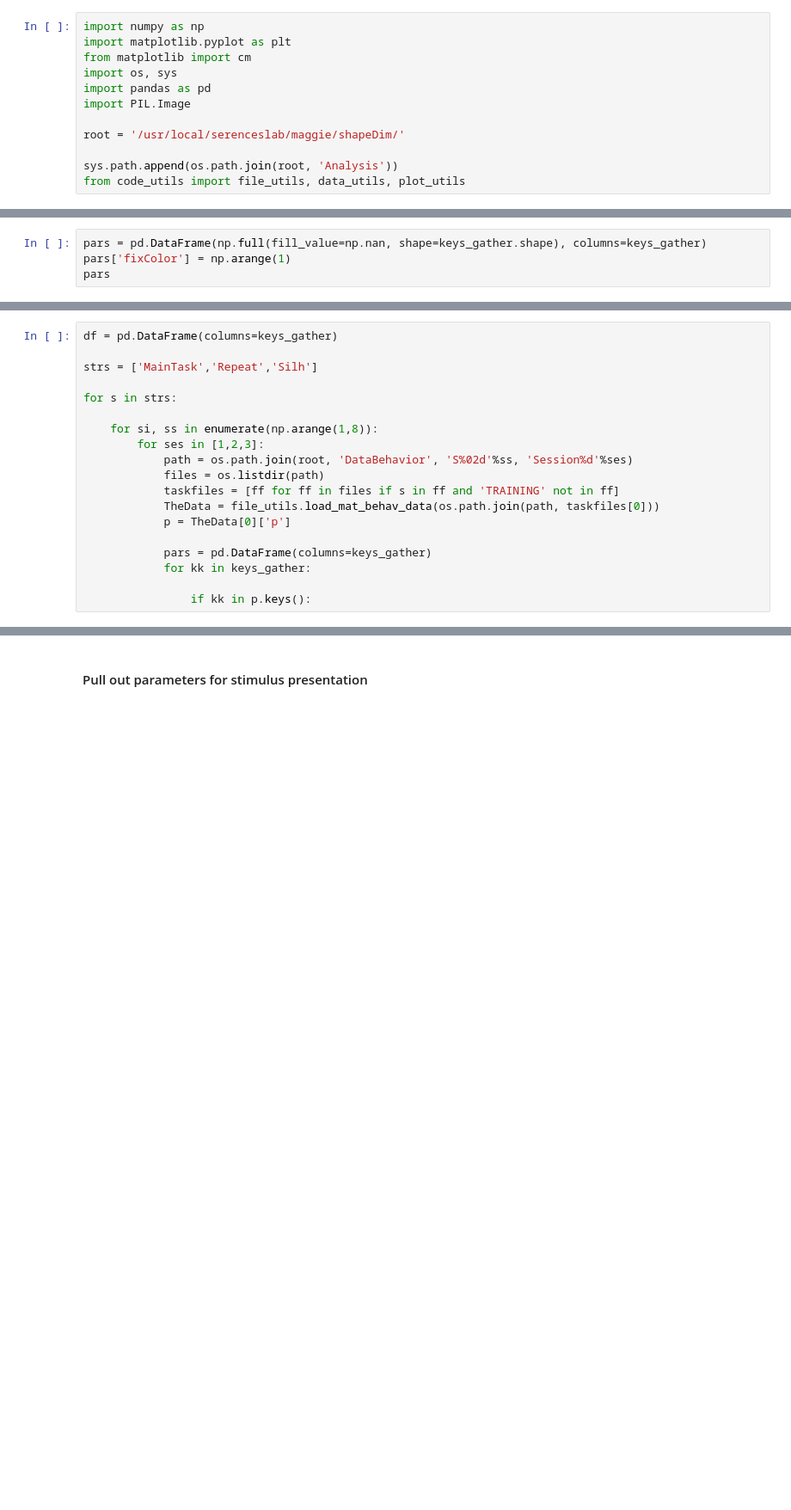
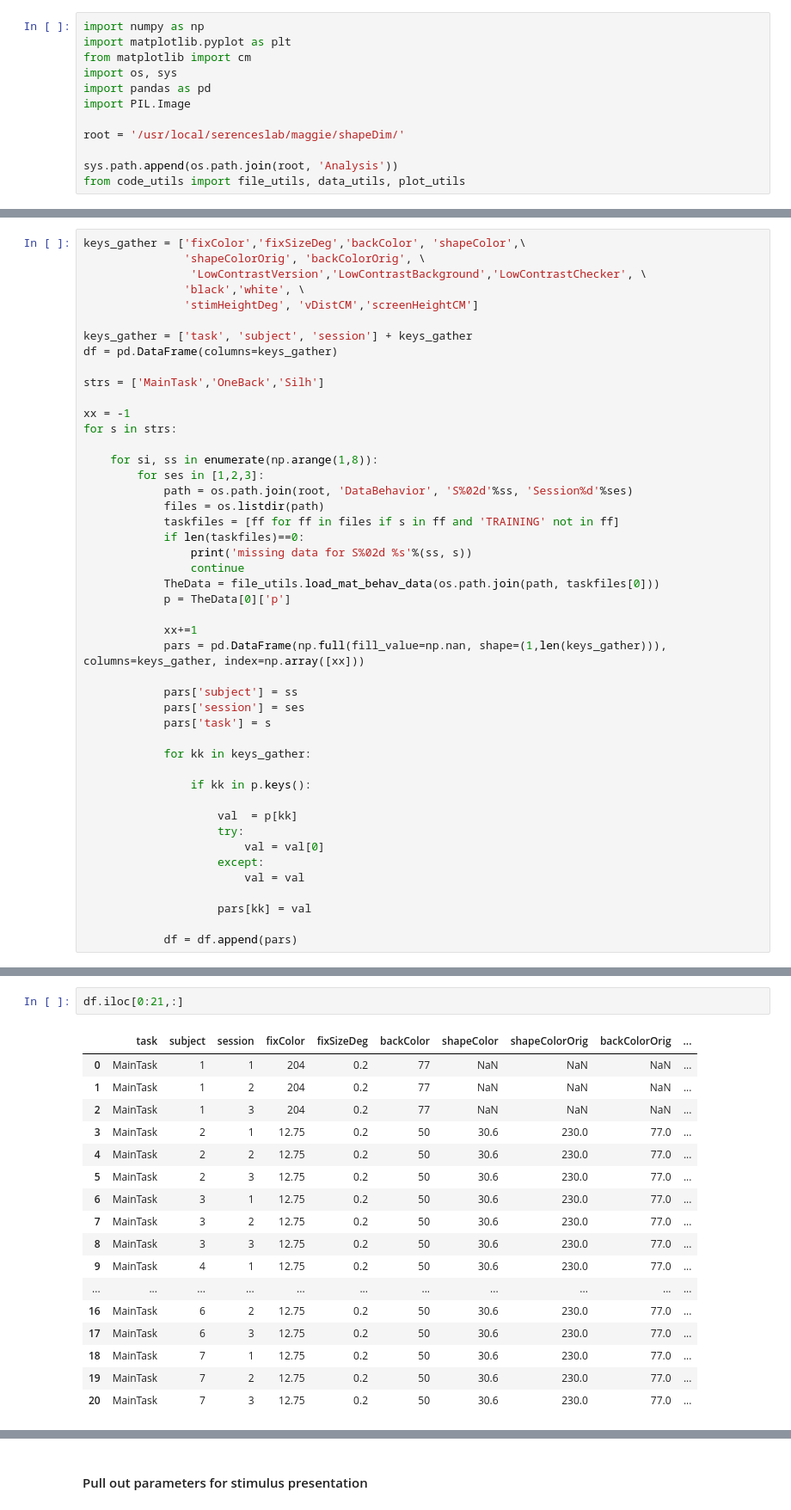
Before and after one commit to mmhenderson/shapeDim, a Jupyter notebook: Analysis/analyze_behav/get_stim_pars.ipynb, the cells around one changed output, grey strips where cells are left out. Shown at 86% size. Cells and saved outputs as stored; diff of their text form; blank space fills up the shorter version.

```diff
--- a/Analysis/analyze_behav/get_stim_pars.ipynb
+++ b/Analysis/analyze_behav/get_stim_pars.ipynb
@@ -18,4 +12,0 @@ keys_gather = ['fixColor','fixSizeDeg','backColor', 'shapeColor',\
-# %%
-pars = pd.DataFrame(np.full(fill_value=np.nan, shape=keys_gather.shape), columns=keys_gather)
-pars['fixColor'] = np.arange(1)
-pars
@@ -25,8 +16,16 @@ pars
 # %%
+keys_gather = ['fixColor','fixSizeDeg','backColor', 'shapeColor',\
+               'shapeColorOrig', 'backColorOrig', \
+                'LowContrastVersion','LowContrastBackground','LowContrastChecker', \
+               'black','white', \
+               'stimHeightDeg', 'vDistCM','screenHeightCM']
+
+keys_gather = ['task', 'subject', 'session'] + keys_gather
 df = pd.DataFrame(columns=keys_gather)
 
-strs = ['MainTask','Repeat','Silh']
+strs = ['MainTask','OneBack','Silh']
 
+xx = -1
 for s in strs:
 
     for si, ss in enumerate(np.arange(1,8)):
@@ -34,10 +33,29 @@ for s in strs:
             path = os.path.join(root, 'DataBehavior', 'S%02d'%ss, 'Session%d'%ses)
             files = os.listdir(path)
             taskfiles = [ff for ff in files if s in ff and 'TRAINING' not in ff]
+            if len(taskfiles)==0:
+                print('missing data for S%02d %s'%(ss, s))
+                continue
             TheData = file_utils.load_mat_behav_data(os.path.join(path, taskfiles[0]))
             p = TheData[0]['p']
 
-            pars = pd.DataFrame(columns=keys_gather)
+            xx+=1
+            pars = pd.DataFrame(np.full(fill_value=np.nan, shape=(1,len(keys_gather))), columns=keys_gather, index=np.array([xx]))
+
+            pars['subject'] = ss
+            pars['session'] = ses
+            pars['task'] = s
+
             for kk in keys_gather:
 
                 if kk in p.keys():
+
+                    val  = p[kk]
+                    try:
+                        val = val[0]
+                    except:
+                        val = val
+
+                    pars[kk] = val
+
+            df = df.append(pars)
@@ -47,0 +65,20 @@ dict_keys(['scannerlaptop', 'debug', 'SubInit', 'SubNum', 'SubNumStr', 'Session'
+# %%
+df.iloc[0:21,:]
+# %% [output]
+|  | task | subject | session | fixColor | fixSizeDeg | backColor | shapeColor | shapeColorOrig | backColorOrig | ... |
+| 0 | MainTask | 1 | 1 | 204 | 0.2 | 77 | NaN | NaN | NaN | ... |
+| 1 | MainTask | 1 | 2 | 204 | 0.2 | 77 | NaN | NaN | NaN | ... |
+| 2 | MainTask | 1 | 3 | 204 | 0.2 | 77 | NaN | NaN | NaN | ... |
+| 3 | MainTask | 2 | 1 | 12.75 | 0.2 | 50 | 30.6 | 230.0 | 77.0 | ... |
+| 4 | MainTask | 2 | 2 | 12.75 | 0.2 | 50 | 30.6 | 230.0 | 77.0 | ... |
+| 5 | MainTask | 2 | 3 | 12.75 | 0.2 | 50 | 30.6 | 230.0 | 77.0 | ... |
+| 6 | MainTask | 3 | 1 | 12.75 | 0.2 | 50 | 30.6 | 230.0 | 77.0 | ... |
+| 7 | MainTask | 3 | 2 | 12.75 | 0.2 | 50 | 30.6 | 230.0 | 77.0 | ... |
+| 8 | MainTask | 3 | 3 | 12.75 | 0.2 | 50 | 30.6 | 230.0 | 77.0 | ... |
+| 9 | MainTask | 4 | 1 | 12.75 | 0.2 | 50 | 30.6 | 230.0 | 77.0 | ... |
+| ... | ... | ... | ... | ... | ... | ... | ... | ... | ... | ... |
+| 16 | MainTask | 6 | 2 | 12.75 | 0.2 | 50 | 30.6 | 230.0 | 77.0 | ... |
+| 17 | MainTask | 6 | 3 | 12.75 | 0.2 | 50 | 30.6 | 230.0 | 77.0 | ... |
+| 18 | MainTask | 7 | 1 | 12.75 | 0.2 | 50 | 30.6 | 230.0 | 77.0 | ... |
+| 19 | MainTask | 7 | 2 | 12.75 | 0.2 | 50 | 30.6 | 230.0 | 77.0 | ... |
+| 20 | MainTask | 7 | 3 | 12.75 | 0.2 | 50 | 30.6 | 230.0 | 77.0 | ... |
```
Also changed, not shown: parts of 19 cells of this notebook, 5 other files.
